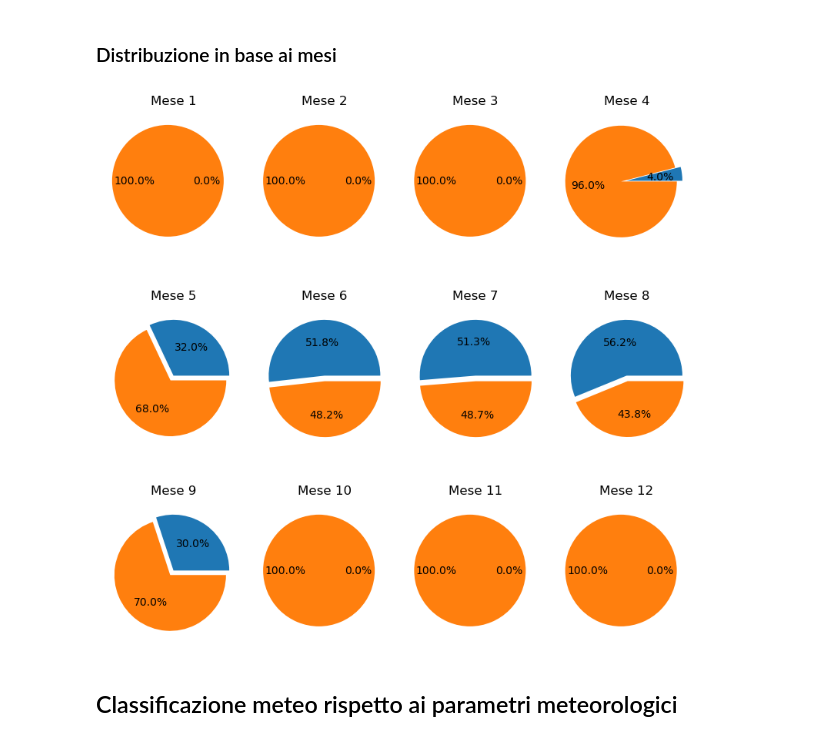
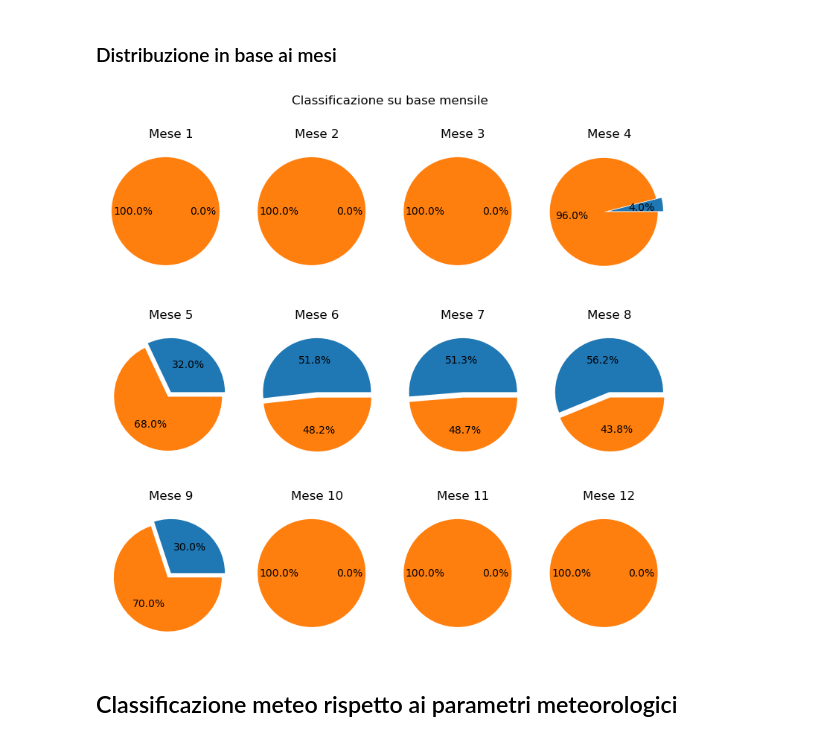
Before and after one commit to aka-buccia/progetto-statistica, a Jupyter notebook: reports/report.ipynb, the cells around one changed output. Drawn from its saved outputs; the diff is of its cells as text; code cells hidden in the pictures.

Commit message:
add: plot titles

```diff
--- a/reports/report.ipynb
+++ b/reports/report.ipynb
@@ -355,20 +356,21 @@ La maggioranza delle registrazioni sono relative a giorni con meteo non adatto a
 # %%
 #Distribuzione delle classi su base mensile
 fig, axes = plt.subplots(nrows=3, ncols=4, figsize=(8, 8))
 
 for i in range(12):
     ax = axes[i // 4, i % 4]
     mese = df[df["MONTH"] == i+1]
     ax.pie(mese["BBQ"].value_counts().sort_index()[::-1],#mette prima i True e poi i False
         explode=[0, 0.1], #distanza delle due fette di torta
         autopct='%.1f%%', #formattazione della percentuale
         )
     ax.set_title(f"Mese {i+1}")
 
+plt.suptitle("Classificazione su base mensile")
 plt.tight_layout()
 plt.show()
 # %% [output]
-[figure, old version]
+[figure, new version]
 # %% [markdown]
 ## Classificazione meteo rispetto ai parametri meteorologici
 # %% [markdown]
```
Also changed, not shown: parts of 4 cells of this notebook.
